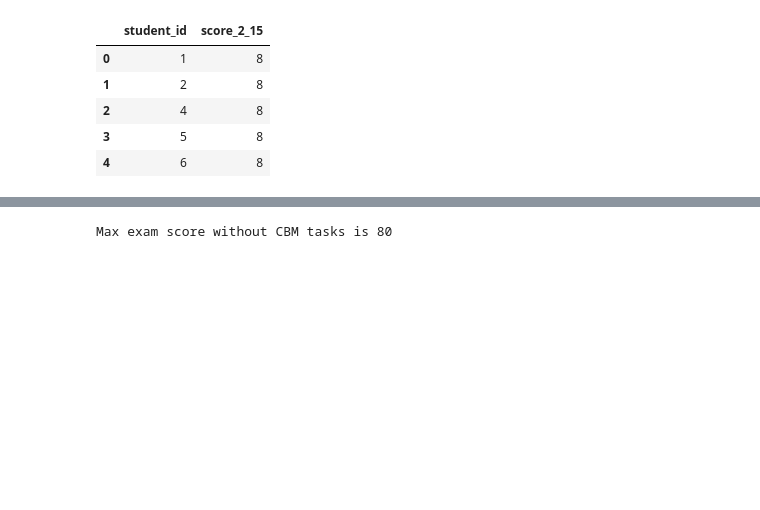
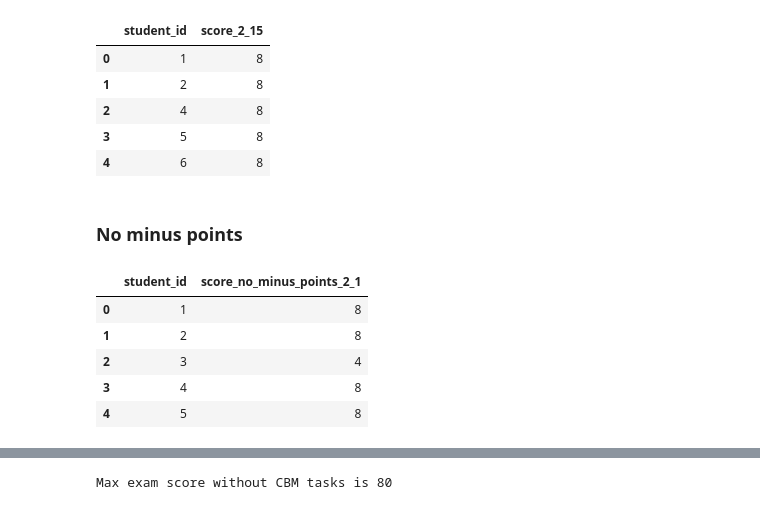
Before and after one commit to juliepe/exam_analysis_H25, a Jupyter notebook: analysis/CBM/2025/Konte/notebooks/7_CBM_tabell.ipynb, the cells around one changed output, grey strips where cells are left out. Saved outputs shown, nothing was run; the diff lists cells and outputs as text; code cells hidden in the pictures; blank space fills up the shorter version.

```diff
--- a/analysis/CBM/2025/Konte/notebooks/7_CBM_tabell.ipynb
+++ b/analysis/CBM/2025/Konte/notebooks/7_CBM_tabell.ipynb
@@ -203,3 +205,16 @@ result2_15.head()
 | 2 | 4 | 8 |
 | 3 | 5 | 8 |
 | 4 | 6 | 8 |
+# %% [markdown]
+### No minus points
+# %%
+result_no_minus_points_2_1 = CBM_score_per_task_konte_no_minus_points(df, question_number='2.1', map_answers=['R', 'P', 'P', 'M', 'F'])
+result_no_minus_points_2_1 = result_no_minus_points_2_1.rename(columns={"score": "score_no_minus_points_2_1"})
+result_no_minus_points_2_1.head()
+# %% [output]
+|  | student_id | score_no_minus_points_2_1 |
+| 0 | 1 | 8 |
+| 1 | 2 | 8 |
+| 2 | 3 | 4 |
+| 3 | 4 | 8 |
+| 4 | 5 | 8 |
```
Also changed, not shown: parts of 19 cells of this notebook, 3 other files.
